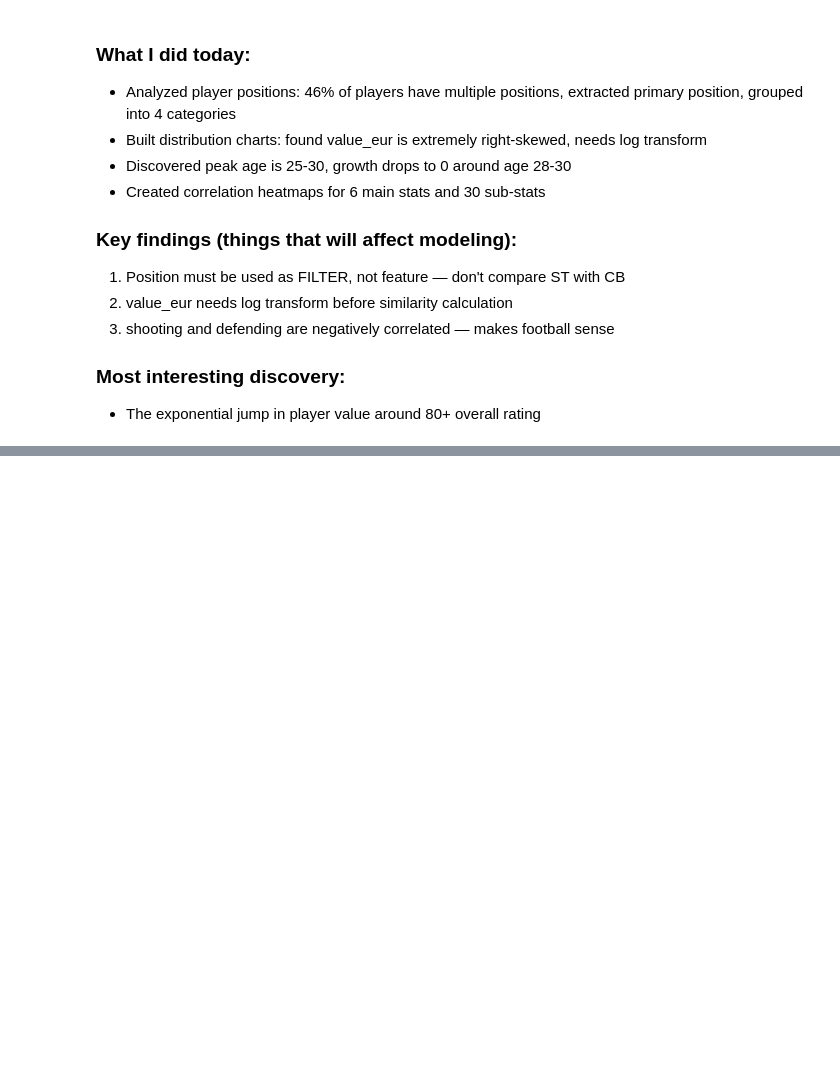
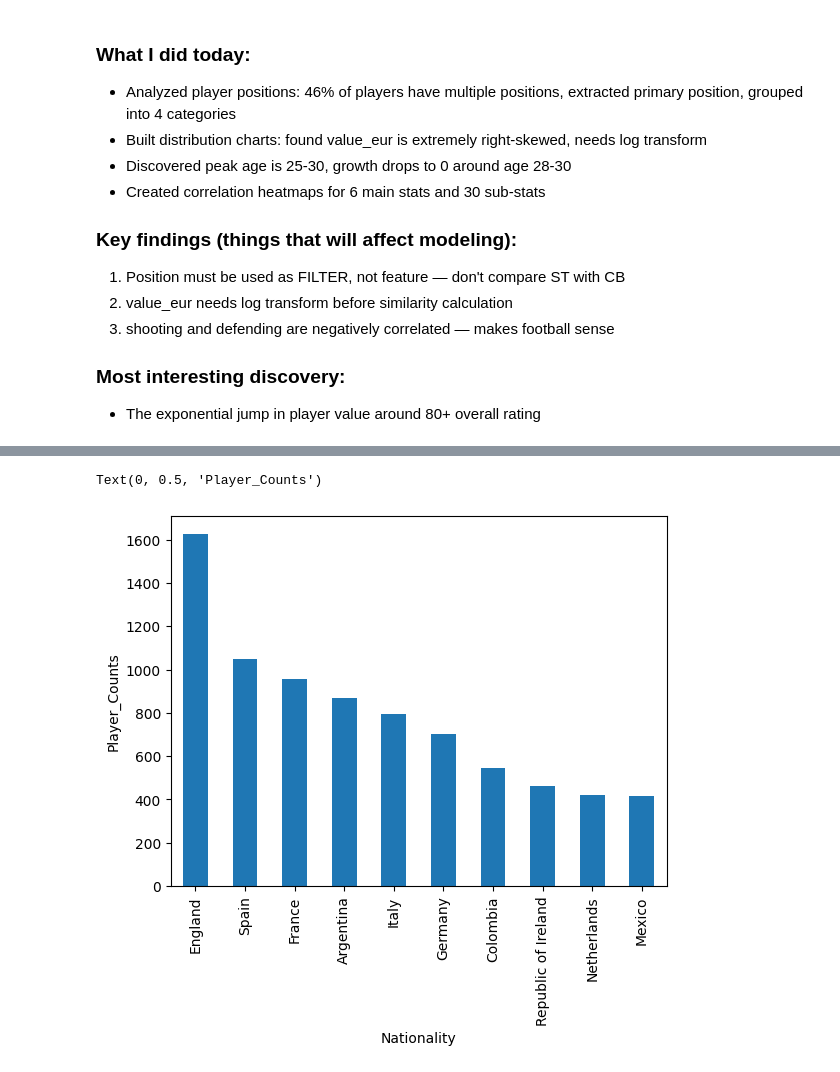
Before and after one commit to alyboii/fifa15dataset, a Jupyter notebook: fifa15dataset/edafifa15.ipynb, the cells around one changed output, grey strips where cells are left out. Saved outputs shown, nothing was run; the diff lists cells and outputs as text; code cells hidden in the pictures; blank space fills up the shorter version.

```diff
--- a/fifa15dataset/edafifa15.ipynb
+++ b/fifa15dataset/edafifa15.ipynb
@@ -1478,0 +1650,7 @@ mentality_penalites defeneding_tackele are not correlated cause they are two dif
+# %%
+df["nationality_name"].value_counts().head(10).plot(kind="bar")
+plt.xlabel("Nationality")
+plt.ylabel("Player_Counts")
+# %% [output]
+Text(0, 0.5, 'Player_Counts')
+[figure, added]
```
Also changed, not shown: parts of 32 cells of this notebook.
